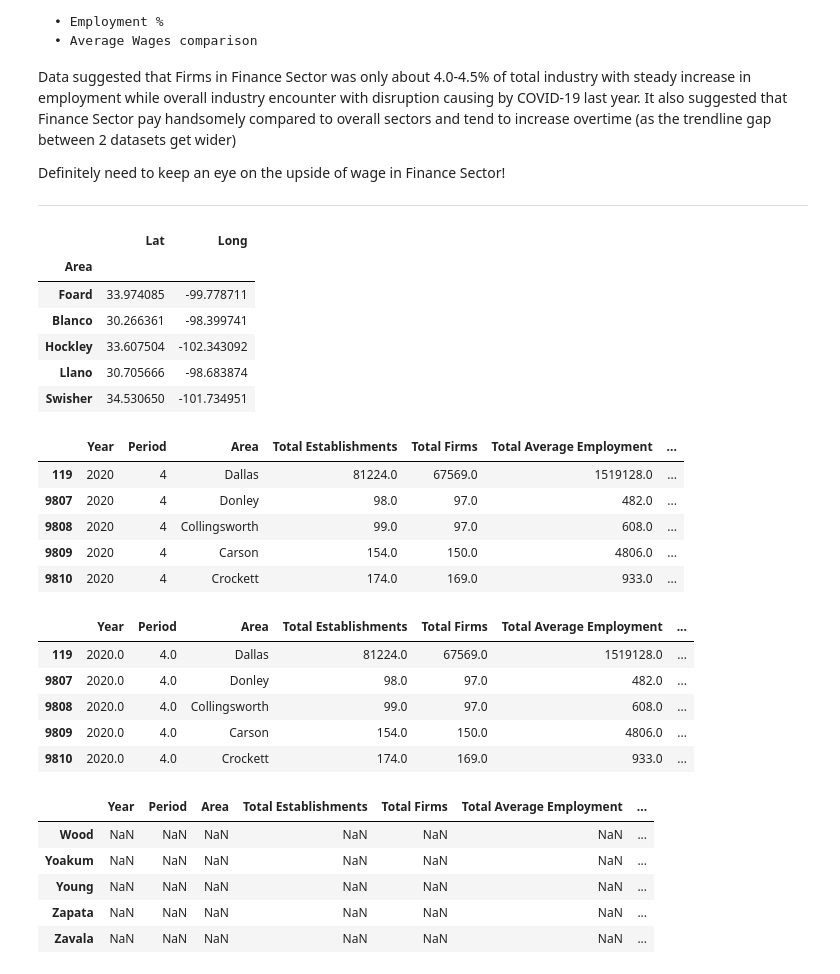
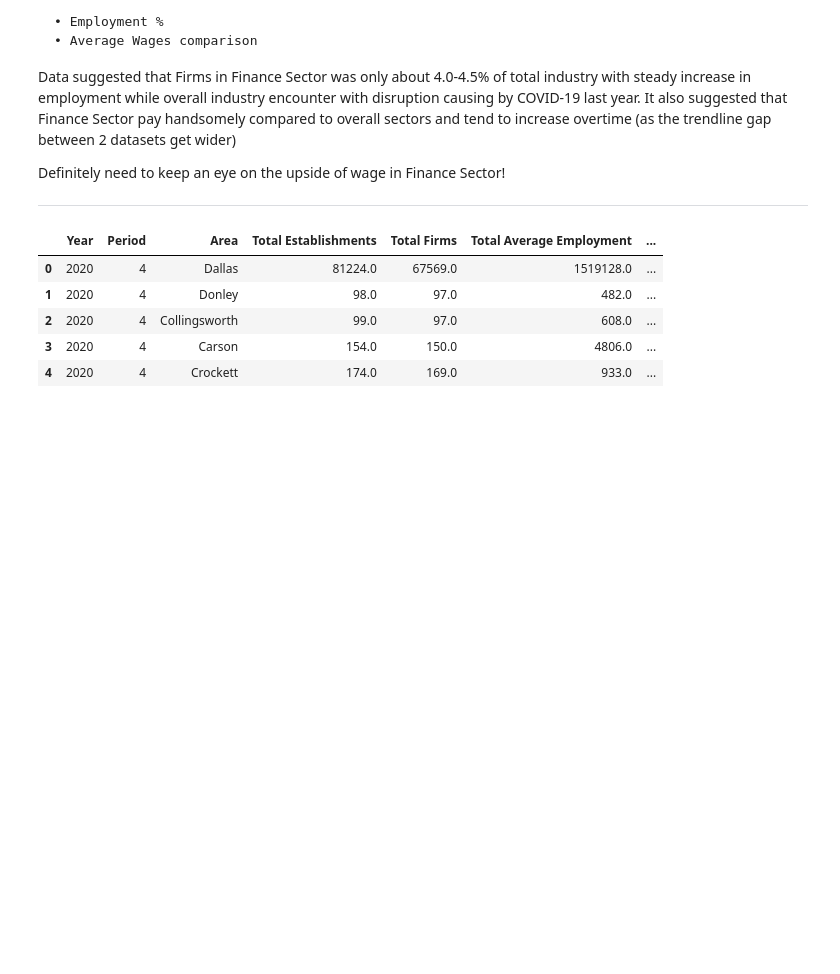
Before and after one commit to JuneB2021/Project1, a Jupyter notebook: Analytics File/unemployment_jb.ipynb, the cells around one changed output. Drawn from its saved outputs; the diff is of its cells as text; code cells hidden in the pictures; blank space fills up the shorter version.

Commit message:
Add files via upload
adding the area map -- wages vs. employment

```diff
--- a/Analytics File/unemployment_jb.ipynb
+++ b/Analytics File/unemployment_jb.ipynb
@@ -246,39 +244,26 @@ Definitely need to keep an eye on the upside of wage in Finance Sector!
 # %%
 # Load area coordinates data
 area_locations_df = pd.read_csv(
     Path("../Resources/Texas_Counties_Centroid_Map.csv")
 ).drop_duplicates()
 area_locations_df.set_index("Area", inplace=True)
 
+# Filter the Employment DataFrame to include only county data and Year 2020 Q4
+area_employment_df = all_employment_wages_df[(all_employment_wages_df["Area"] != "Texas")
+                                        & (all_employment_wages_df["Quarter"] == "2020q4")]
 
-# Review the DataFrame
-area_locations_df.head()
+# Merge 2 dataframes
+employment_map_data = pd.merge(area_employment_df,area_locations_df, on=["Area"])
+
+# Review the Merge DataFrame
+employment_map_data.head()
 # %% [output]
-|  | Lat | Long |
-| Area |  |  |
-| Foard | 33.974085 | -99.778711 |
-| Blanco | 30.266361 | -98.399741 |
-| Hockley | 33.607504 | -102.343092 |
-| Llano | 30.705666 | -98.683874 |
-| Swisher | 34.530650 | -101.734951 |
+|  | Year | Period | Area | Total Establishments | Total Firms | Total Average Employment | ... |
+| 0 | 2020 | 4 | Dallas | 81224.0 | 67569.0 | 1519128.0 | ... |
+| 1 | 2020 | 4 | Donley | 98.0 | 97.0 | 482.0 | ... |
+| 2 | 2020 | 4 | Collingsworth | 99.0 | 97.0 | 608.0 | ... |
+| 3 | 2020 | 4 | Carson | 154.0 | 150.0 | 4806.0 | ... |
+| 4 | 2020 | 4 | Crockett | 174.0 | 169.0 | 933.0 | ... |
-|  | Year | Period | Area | Total Establishments | Total Firms | Total Average Employment | ... |
-| 119 | 2020 | 4 | Dallas | 81224.0 | 67569.0 | 1519128.0 | ... |
-| 9807 | 2020 | 4 | Donley | 98.0 | 97.0 | 482.0 | ... |
-| 9808 | 2020 | 4 | Collingsworth | 99.0 | 97.0 | 608.0 | ... |
-| 9809 | 2020 | 4 | Carson | 154.0 | 150.0 | 4806.0 | ... |
-| 9810 | 2020 | 4 | Crockett | 174.0 | 169.0 | 933.0 | ... |
-|  | Year | Period | Area | Total Establishments | Total Firms | Total Average Employment | ... |
-| 119 | 2020.0 | 4.0 | Dallas | 81224.0 | 67569.0 | 1519128.0 | ... |
-| 9807 | 2020.0 | 4.0 | Donley | 98.0 | 97.0 | 482.0 | ... |
-| 9808 | 2020.0 | 4.0 | Collingsworth | 99.0 | 97.0 | 608.0 | ... |
-| 9809 | 2020.0 | 4.0 | Carson | 154.0 | 150.0 | 4806.0 | ... |
-| 9810 | 2020.0 | 4.0 | Crockett | 174.0 | 169.0 | 933.0 | ... |
-|  | Year | Period | Area | Total Establishments | Total Firms | Total Average Employment | ... |
-| Wood | NaN | NaN | NaN | NaN | NaN | NaN | ... |
-| Yoakum | NaN | NaN | NaN | NaN | NaN | NaN | ... |
-| Young | NaN | NaN | NaN | NaN | NaN | NaN | ... |
-| Zapata | NaN | NaN | NaN | NaN | NaN | NaN | ... |
-| Zavala | NaN | NaN | NaN | NaN | NaN | NaN | ... |
 # %%
 # Create a scatter mapbox to analyze neighborhood info
 employment_map_plot = px.scatter_mapbox(
```
Also changed, not shown: parts of 2 cells of this notebook.
